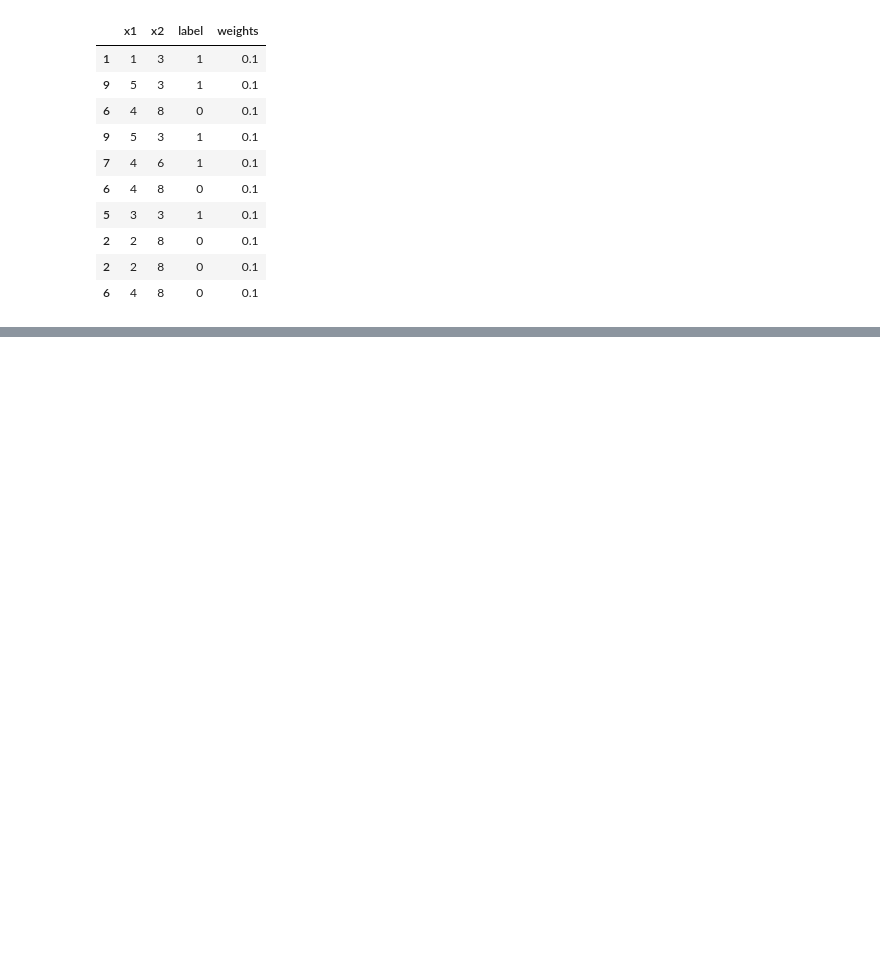
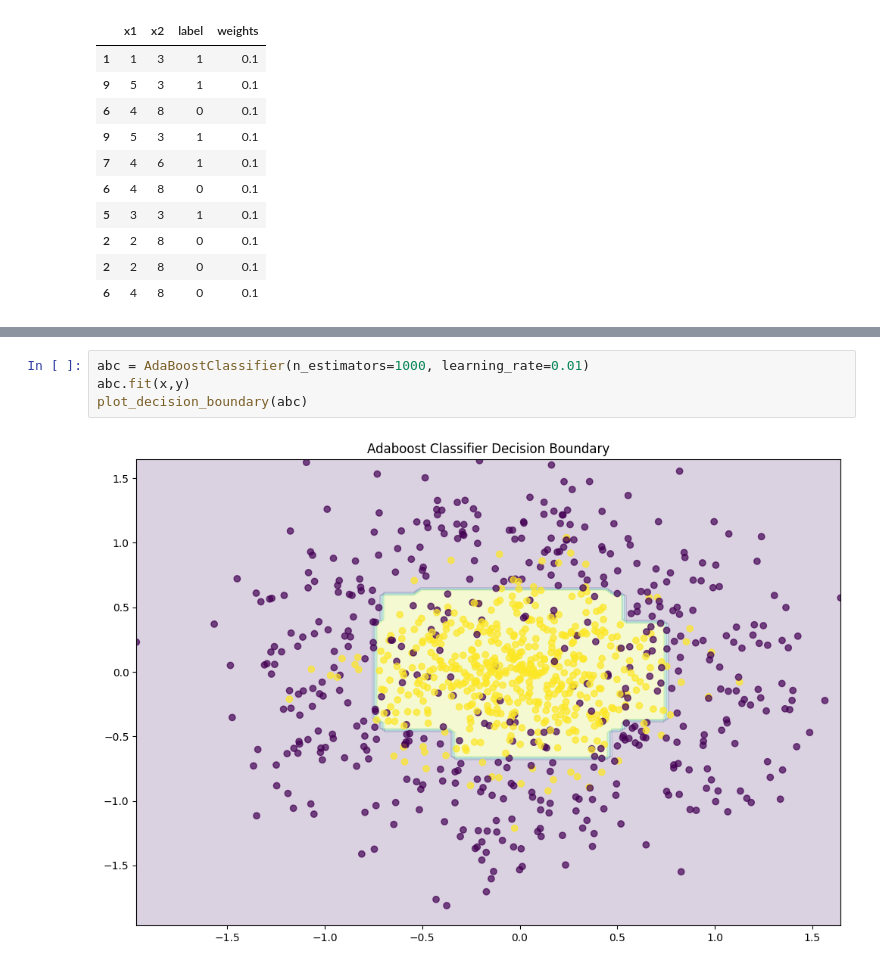
Before and after one commit to jenish2917/Machine-Learning, a Jupyter notebook: adaboost.ipynb, the cells around one changed output, grey strips where cells are left out. Drawn from its saved outputs; the diff is of its cells as text; blank space fills up the shorter version.

```diff
--- a/adaboost.ipynb
+++ b/adaboost.ipynb
@@ -205,0 +249,6 @@ df2
+# %%
+abc = AdaBoostClassifier(n_estimators=1000, learning_rate=0.01)
+abc.fit(x,y)
+plot_decision_boundary(abc)
+# %% [output]
+[figure, added]
```
Also changed, not shown: parts of 10 cells of this notebook, 1 other file.
